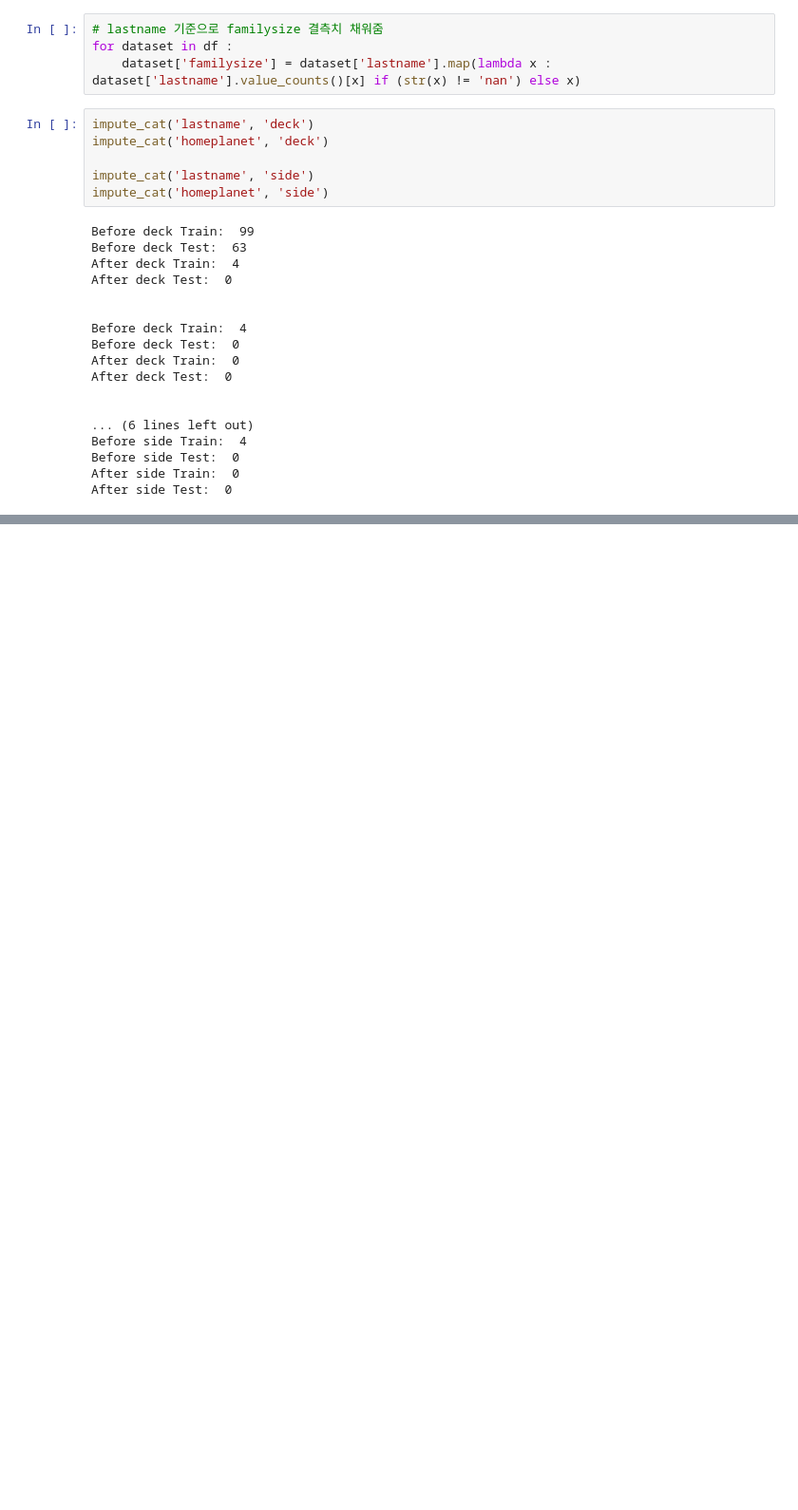
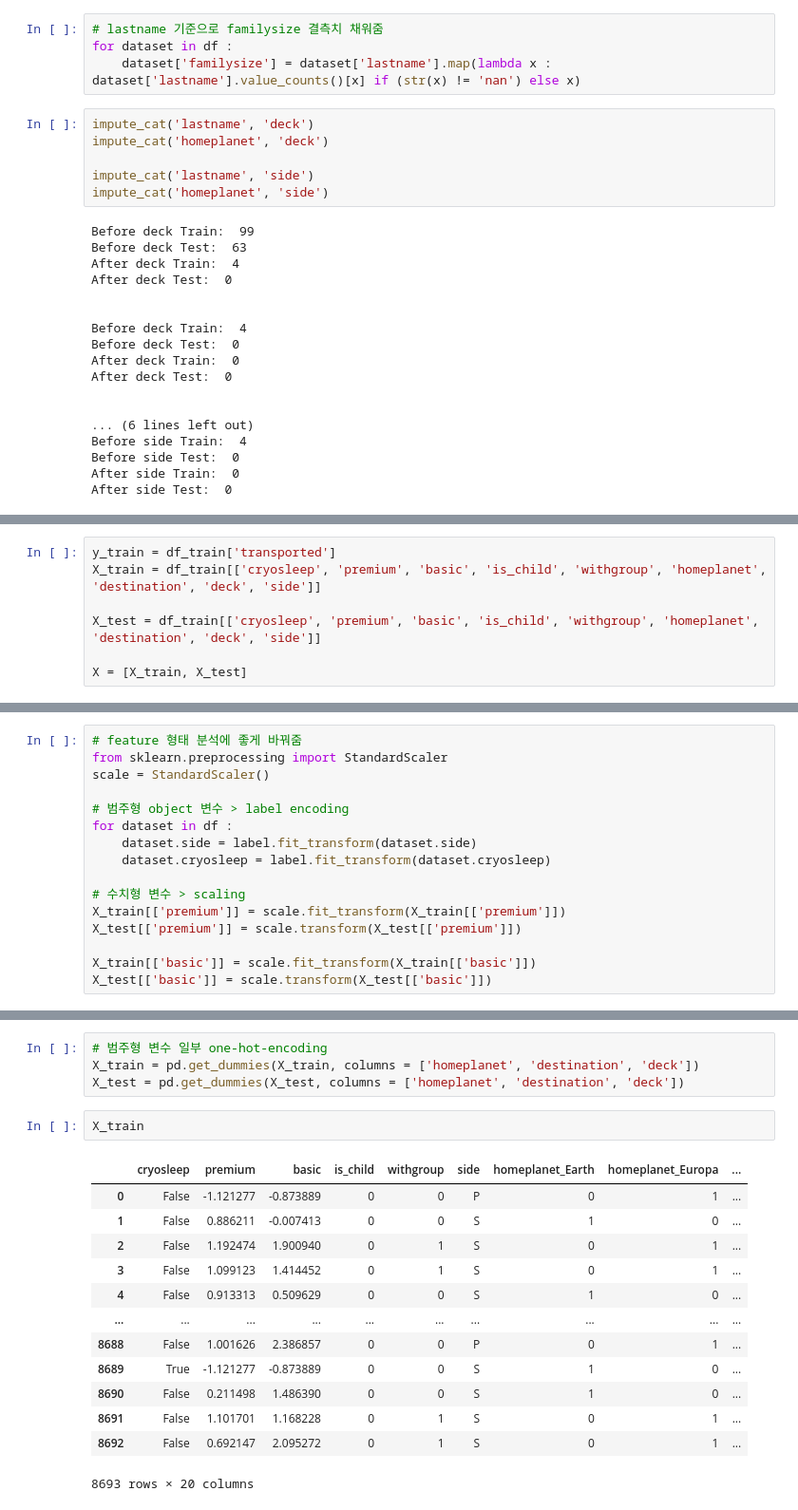
Before and after one commit to codelspak/Struggles, a Jupyter notebook: WK28_case1_Kaggle_ML_Classification_Spaceship_Titanic.ipynb, the cells around one changed output, grey strips where cells are left out. Shown at 95% size. Cells and saved outputs as stored; diff of their text form; blank space fills up the shorter version.

```diff
--- a/WK28_case1_Kaggle_ML_Classification_Spaceship_Titanic.ipynb
+++ b/WK28_case1_Kaggle_ML_Classification_Spaceship_Titanic.ipynb
@@ -1442,0 +1441,7 @@ missing_values(df_test)
+# %%
+y_train = df_train['transported']
+X_train = df_train[['cryosleep', 'premium', 'basic', 'is_child', 'withgroup', 'homeplanet', 'destination', 'deck', 'side']]
+
+X_test = df_train[['cryosleep', 'premium', 'basic', 'is_child', 'withgroup', 'homeplanet', 'destination', 'deck', 'side']]
+
+X = [X_train, X_test]
@@ -1442,0 +1450,16 @@ missing_values(df_test)
+# %%
+# feature 형태 분석에 좋게 바꿔줌
+from sklearn.preprocessing import StandardScaler
+scale = StandardScaler()
+
+# 범주형 object 변수 > label encoding
+for dataset in df :
+    dataset.side = label.fit_transform(dataset.side)
+    dataset.cryosleep = label.fit_transform(dataset.cryosleep)
+
+# 수치형 변수 > scaling
+X_train[['premium']] = scale.fit_transform(X_train[['premium']])
+X_test[['premium']] = scale.transform(X_test[['premium']])
+
+X_train[['basic']] = scale.fit_transform(X_train[['basic']])
+X_test[['basic']] = scale.transform(X_test[['basic']])
@@ -1442,0 +1487,20 @@ missing_values(df_test)
+# %%
+# 범주형 변수 일부 one-hot-encoding
+X_train = pd.get_dummies(X_train, columns = ['homeplanet', 'destination', 'deck'])
+X_test = pd.get_dummies(X_test, columns = ['homeplanet', 'destination', 'deck'])
+# %%
+X_train
+# %% [output]
+|  | cryosleep | premium | basic | is_child | withgroup | side | homeplanet_Earth | homeplanet_Europa | ... |
+| 0 | False | -1.121277 | -0.873889 | 0 | 0 | P | 0 | 1 | ... |
+| 1 | False | 0.886211 | -0.007413 | 0 | 0 | S | 1 | 0 | ... |
+| 2 | False | 1.192474 | 1.900940 | 0 | 1 | S | 0 | 1 | ... |
+| 3 | False | 1.099123 | 1.414452 | 0 | 1 | S | 0 | 1 | ... |
+| 4 | False | 0.913313 | 0.509629 | 0 | 0 | S | 1 | 0 | ... |
+| ... | ... | ... | ... | ... | ... | ... | ... | ... | ... |
+| 8688 | False | 1.001626 | 2.386857 | 0 | 0 | P | 0 | 1 | ... |
+| 8689 | True | -1.121277 | -0.873889 | 0 | 0 | S | 1 | 0 | ... |
+| 8690 | False | 0.211498 | 1.486390 | 0 | 0 | S | 1 | 0 | ... |
+| 8691 | False | 1.101701 | 1.168228 | 0 | 1 | S | 0 | 1 | ... |
+| 8692 | False | 0.692147 | 2.095272 | 0 | 1 | S | 0 | 1 | ... |
+8693 rows × 20 columns
```
Also changed, not shown: parts of 13 cells of this notebook.
